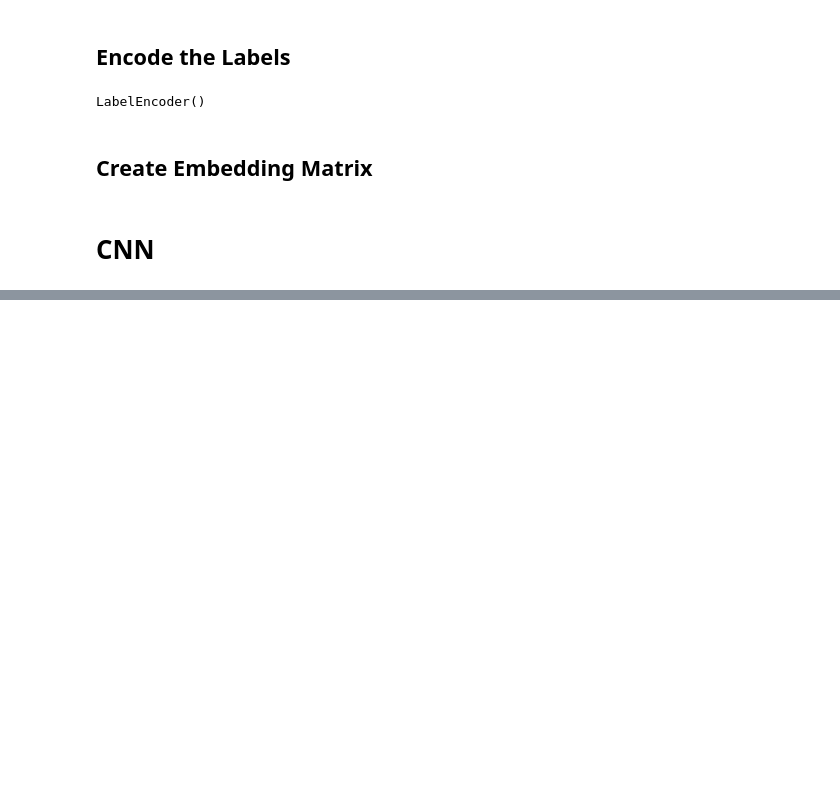
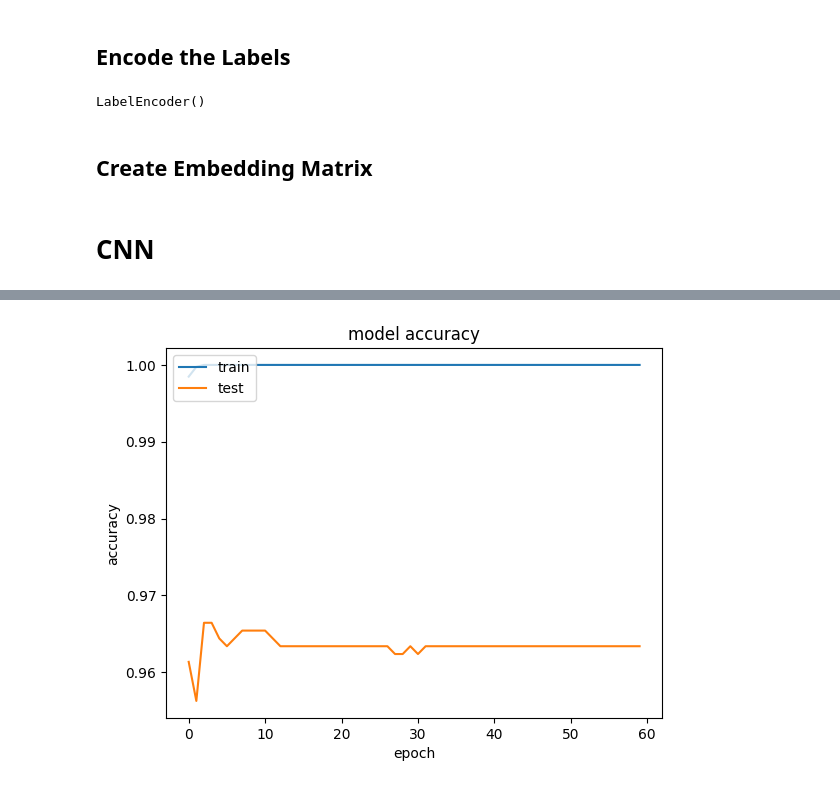
Before and after one commit to v1lton/chatbot, a Jupyter notebook: intent.ipynb, the cells around one changed output, grey strips where cells are left out. Saved outputs shown, nothing was run; the diff lists cells and outputs as text; code cells hidden in the pictures; blank space fills up the shorter version.

Commit message:
CNN trained with its metrics printed

```diff
--- a/intent.ipynb
+++ b/intent.ipynb
@@ -210,17 +215,26 @@ X_train, X_val, y_train, y_val  = train_test_split(train_input, labels, test_siz
+# %%
+# X_train: The subsert of `padded_train_data` that will be used for training the model.
+# X_test: The subset of `padded_train_data` that will be used for validating the model.
+# y_train: The subset of `encoded_train_labels` that corresponds to `X_train`, to be used as the target labels for training the model.
+# y_test: The subset of `encoded_train_labels` that corresponds to `X_test`, to be used as the target labels for validating the model.
+
+X_train, X_test, y_train, y_test  = train_test_split(padded_train_data, encoded_train_labels, test_size=0.2, random_state=1)
 # %% [markdown]
 ## Create Embedding Matrix
 # %%
 embedded_dim = 300
 embedded_index = dict()
+
 with open ('glove.42B.300d.txt','r',encoding='utf8') as glove :
     for line in glove:
         values = line.split()
         word = values[0]
         vector = np.asarray(values[1:],dtype='float32')
         embedded_index[word] = vector
-glove.close()
-embedded_matrix = np.zeros((max_vocab_size, embedded_dim))
-for x , i in word_index.items():
+
+embedded_matrix = np.zeros((MAX_VOCAB_SIZE, embedded_dim))
+
+for x , i in WORD_INDEX.items():
     vector = embedded_index.get(x)
     if vector is not None:
         embedded_matrix[i] = vector
@@ -236,6 +247,6 @@ from sklearn.model_selection import train_test_split
 # %%
 model = Sequential()
-model.add(Embedding(max_vocab_size, 300, input_length= input_length, weights=[embedded_matrix],trainable=False))
+model.add(Embedding(MAX_VOCAB_SIZE, 300, input_length= INPUT_LENGTH, weights=[embedded_matrix], trainable=False))
 model.add(Conv1D(filters=32, kernel_size=9, activation='selu'))
 model.add(MaxPooling1D(pool_size=2))
 model.add(Flatten())
@@ -244,5 +275,6 @@ model.add(Dense(9, activation='sigmoid'))
 # %%
 model.compile(loss='categorical_crossentropy',optimizer='adam', metrics=['accuracy'])
-model.fit(X_train,y_train, epochs=60, verbose=2)
+
+history = model.fit(X_train, y_train, epochs=60, verbose=2, validation_data=(X_test, y_test))
 # %% [output]
 Epoch 1/60
@@ -278,0 +332,11 @@ print(acc(test_labels,predictions))
+# %%
+# summarize history for accuracy
+plt.plot(history.history['accuracy'])
+plt.plot(history.history['val_accuracy'])
+plt.title('model accuracy')
+plt.ylabel('accuracy')
+plt.xlabel('epoch')
+plt.legend(['train', 'test'], loc='upper left')
+plt.show()
+# %% [output]
+[figure, added]
```
Also changed, not shown: parts of 16 cells of this notebook.
